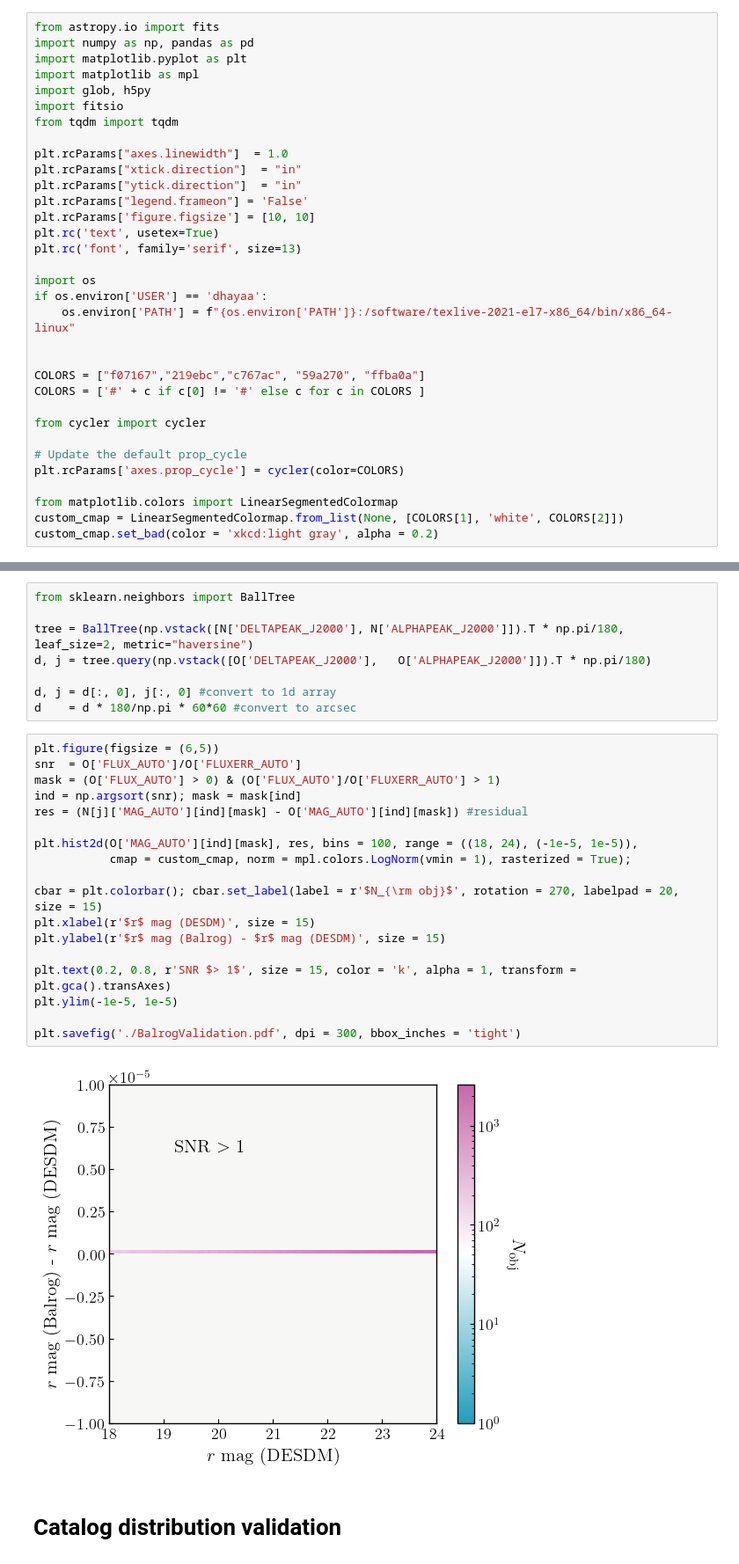
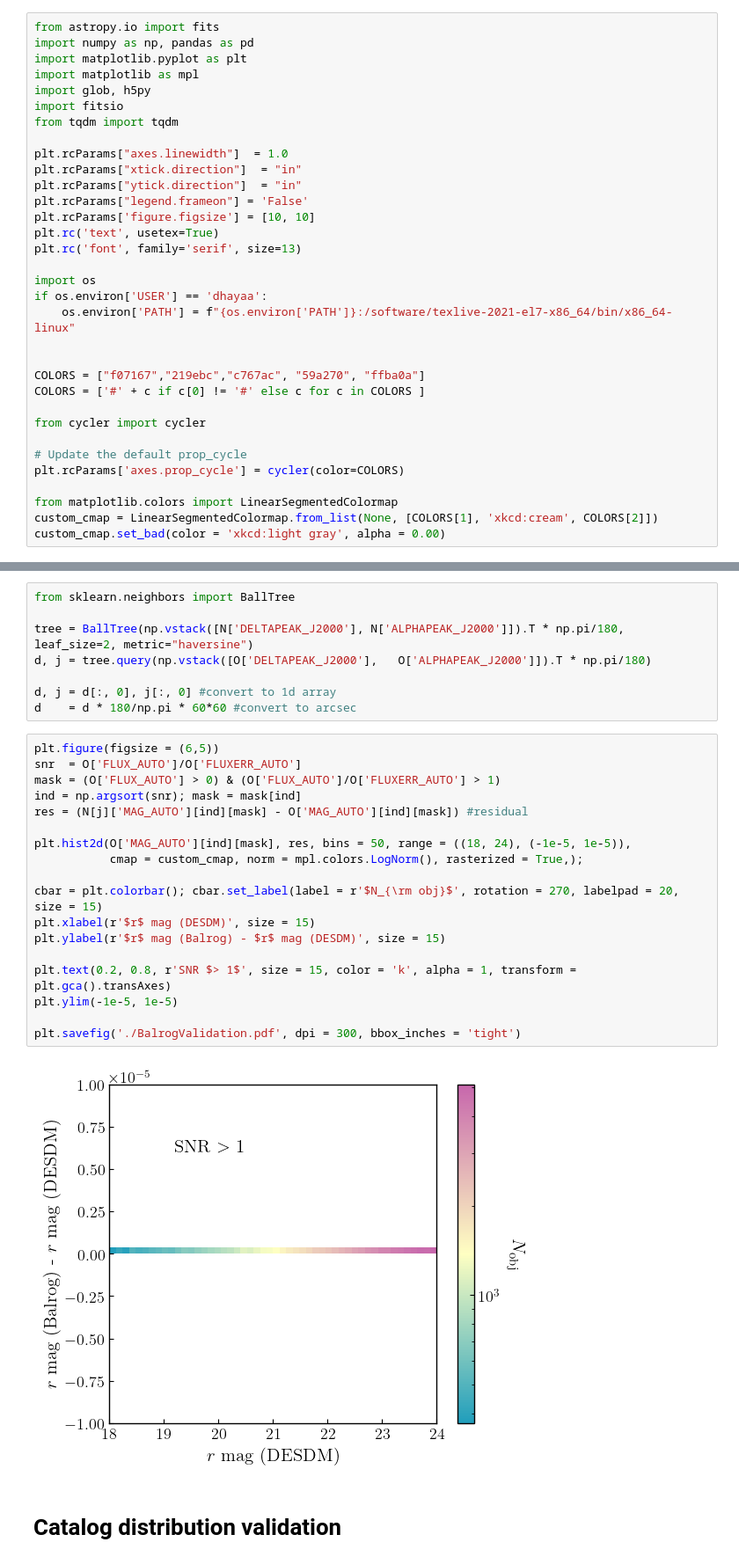
Before and after one commit to DhayaaAnbajagane/CosmicShearPhotoZ, a Jupyter notebook: paper_plots/Balrog.ipynb, the cells around one changed output, grey strips where cells are left out. Shown: that part at 88% size. Saved outputs shown, nothing was run; the diff lists cells and outputs as text.

```diff
--- a/paper_plots/Balrog.ipynb
+++ b/paper_plots/Balrog.ipynb
@@ -29,8 +29,8 @@ from cycler import cycler
 plt.rcParams['axes.prop_cycle'] = cycler(color=COLORS)
 
 from matplotlib.colors import LinearSegmentedColormap
-custom_cmap = LinearSegmentedColormap.from_list(None, [COLORS[1], 'white', COLORS[2]])
-custom_cmap.set_bad(color = 'xkcd:light gray', alpha = 0.2)
+custom_cmap = LinearSegmentedColormap.from_list(None, [COLORS[1], 'xkcd:cream', COLORS[2]])
+custom_cmap.set_bad(color = 'xkcd:light gray', alpha = 0.00)
 # %% [markdown]
 # DESDM validation
 # %%
@@ -53,23 +53,23 @@ d    = d * 180/np.pi * 60*60 #convert to arcsec
 # %%
 plt.figure(figsize = (6,5))
 snr  = O['FLUX_AUTO']/O['FLUXERR_AUTO']
 mask = (O['FLUX_AUTO'] > 0) & (O['FLUX_AUTO']/O['FLUXERR_AUTO'] > 1)
 ind = np.argsort(snr); mask = mask[ind]
 res = (N[j]['MAG_AUTO'][ind][mask] - O['MAG_AUTO'][ind][mask]) #residual
 
-plt.hist2d(O['MAG_AUTO'][ind][mask], res, bins = 100, range = ((18, 24), (-1e-5, 1e-5)),
-           cmap = custom_cmap, norm = mpl.colors.LogNorm(vmin = 1), rasterized = True);
+plt.hist2d(O['MAG_AUTO'][ind][mask], res, bins = 50, range = ((18, 24), (-1e-5, 1e-5)),
+           cmap = custom_cmap, norm = mpl.colors.LogNorm(), rasterized = True,);
 
 cbar = plt.colorbar(); cbar.set_label(label = r'$N_{\rm obj}$', rotation = 270, labelpad = 20, size = 15)
 plt.xlabel(r'$r$ mag (DESDM)', size = 15)
 plt.ylabel(r'$r$ mag (Balrog) - $r$ mag (DESDM)', size = 15)
 
 plt.text(0.2, 0.8, r'SNR $> 1$', size = 15, color = 'k', alpha = 1, transform = plt.gca().transAxes)
 plt.ylim(-1e-5, 1e-5)
 
 plt.savefig('./BalrogValidation.pdf', dpi = 300, bbox_inches = 'tight')
 # %% [output]
-[figure, old version]
+[figure, new version]
 # %% [markdown]
 # Catalog distribution validation
 # %%
```
Also changed, not shown: parts of 2 cells of this notebook, 5 other files.
